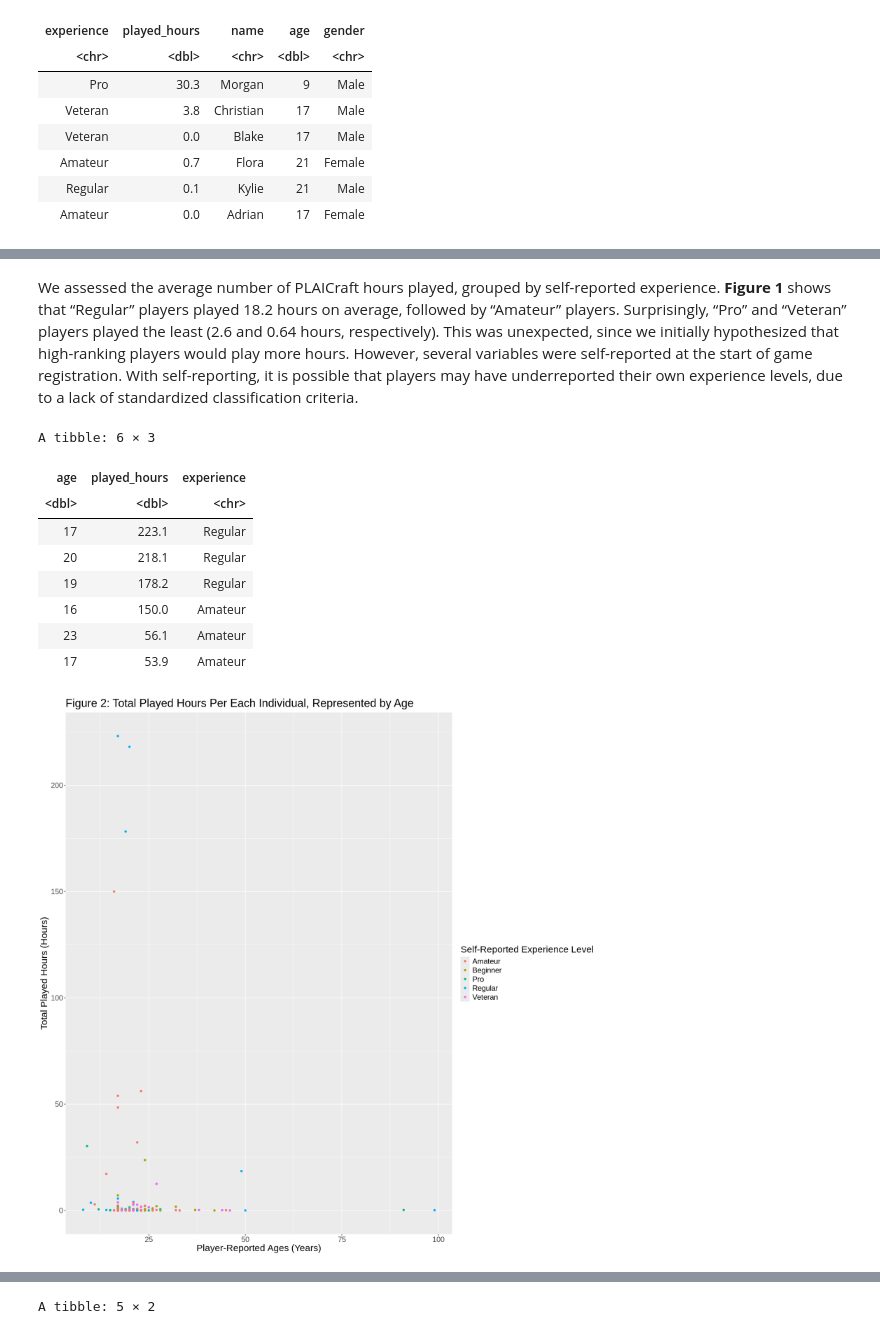
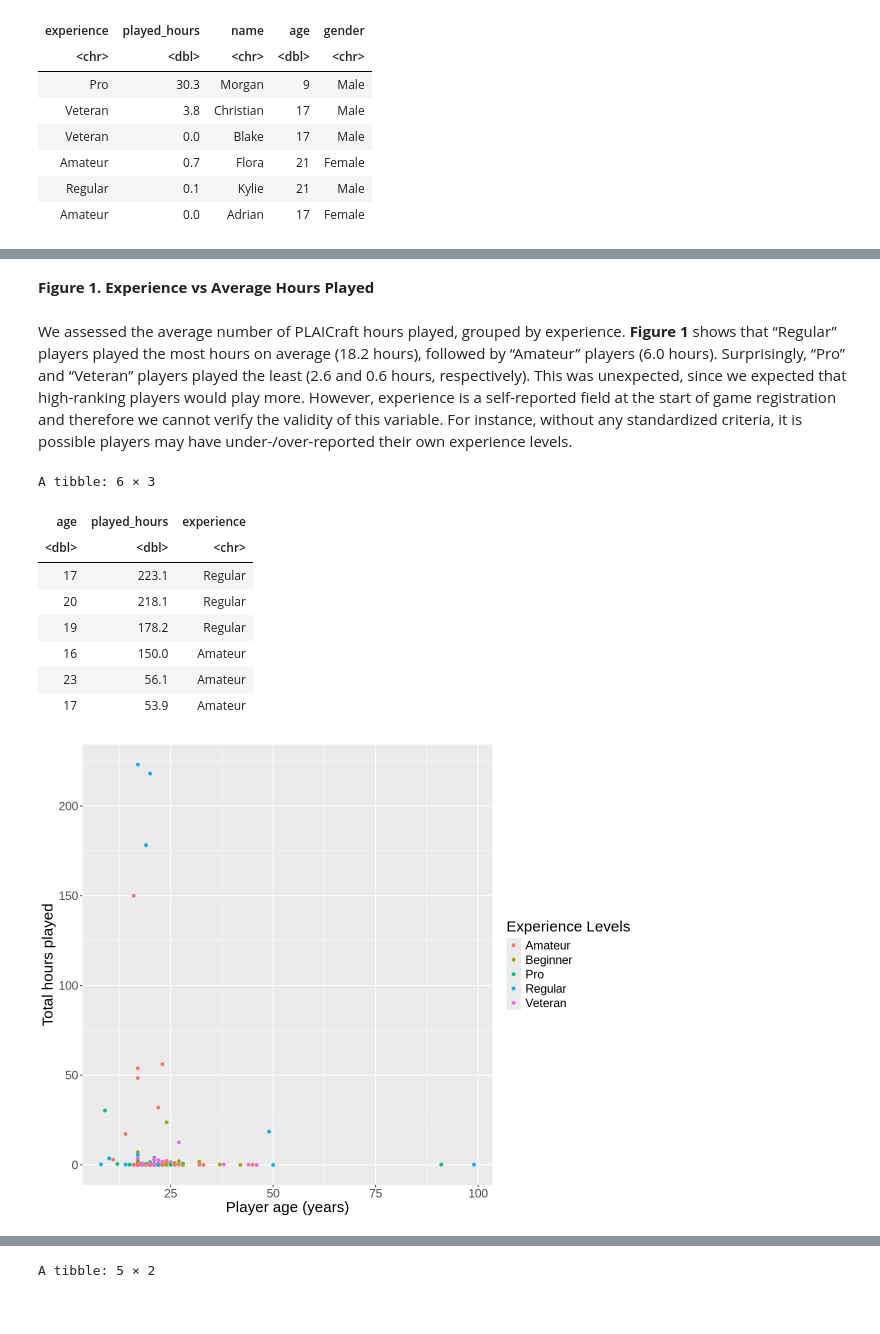
Before and after one commit to Sen550/dsci100-project, a Jupyter notebook: final_projectreport.ipynb, the cells around one changed output, grey strips where cells are left out. Cells and saved outputs as stored; diff of their text form; code cells hidden in the pictures.

```diff
--- a/final_projectreport.ipynb
+++ b/final_projectreport.ipynb
@@ -164,35 +162,36 @@ A tibble: 5 × 2
+# %% [markdown]
+**Figure 1. Experience vs Average Hours Played**
 # %% [markdown]
-We assessed the average number of PLAICraft hours played, grouped by self-reported experience. **Figure 1** shows that “Regular” players played 18.2 hours on average, followed by “Amateur” players. Surprisingly, “Pro” and “Veteran” players played the least (2.6 and 0.64 hours, respectively). This was unexpected, since we initially hypothesized that high-ranking players would play more hours. However, several variables were self-reported at the start of game registration. With self-reporting, it is possible that players may have underreported their own experience levels, due to a lack of standardized classification criteria.
+We assessed the average number of PLAICraft hours played, grouped by experience. **Figure 1** shows that “Regular” players played the most hours on average (18.2 hours), followed by “Amateur” players (6.0 hours). Surprisingly, “Pro” and “Veteran” players played the least (2.6 and 0.6 hours, respectively). This was unexpected, since we expected that high-ranking players would play more. However, experience is a self-reported field at the start of game registration and therefore we cannot verify the validity of this variable. For instance, without any standardized criteria, it is possible players may have under-/over-reported their own experience levels.
 # %%
 hours_per_age <- cleaned_players |>
 select(age, played_hours, experience) |>
 arrange(by = desc(played_hours))
 
 sample_hpa <- hours_per_age |>
 head()
 sample_hpa
 #Produced a sample tibble of of age and played_hours from cleaned_players, all records of each player noted here
 
-options(repr.plot.width = 15, repr.plot.height = 15)
+options(repr.plot.width = 10, repr.plot.height = 8)
 new_age_plot <- hours_per_age |>
 ggplot(aes(x = age, y = played_hours, color = experience)) +
 geom_point() +
-labs(x = "Player-Reported Ages (Years)",
-     y = "Total Played Hours (Hours)",
-     title = "Figure 2: Total Played Hours Per Each Individual, Represented by Age",
-    color = "Self-Reported Experience Level") +
+labs(x = "Player age (years)",
+     y = "Total hours played",
+    color = "Experience Levels") +
 scale_y_continuous() +
 theme(text = element_text(size = 18))
 new_age_plot
 #Plotted the played hours for EACH player -> Each "dot" corresponds to the players' individual age, separated by their Experience
 # %% [output]
 A tibble: 6 × 3
 | age | played_hours | experience |
 | <dbl> | <dbl> | <chr> |
 | 17 | 223.1 | Regular |
 | 20 | 218.1 | Regular |
 | 19 | 178.2 | Regular |
 | 16 | 150.0 | Amateur |
 | 23 | 56.1 | Amateur |
 | 17 | 53.9 | Amateur |
-[figure, old version]
+[figure, new version]
```
Also changed, not shown: parts of 17 cells of this notebook.
